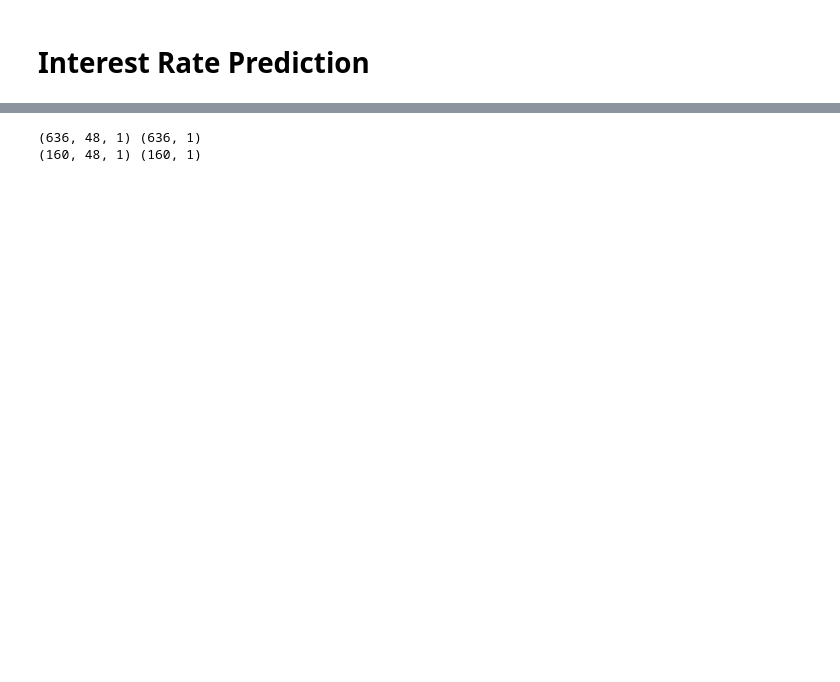
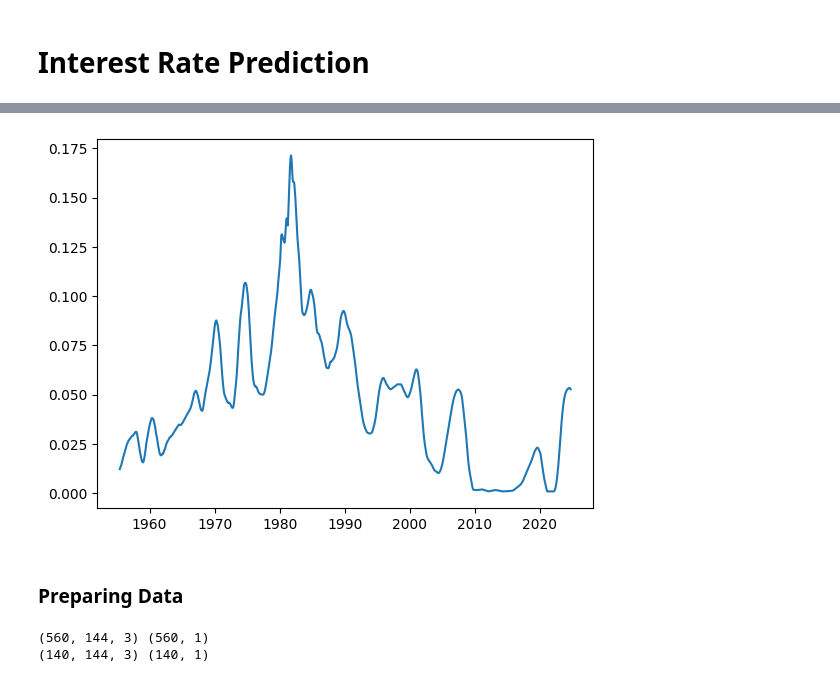
Before and after one commit to LauraAllObe/InterestRatesWithDL, a Jupyter notebook: interestRatePrediction.ipynb, the cells around one changed output, grey strips where cells are left out. Drawn from its saved outputs; the diff is of its cells as text; code cells hidden in the pictures; blank space fills up the shorter version.

```diff
--- a/interestRatePrediction.ipynb
+++ b/interestRatePrediction.ipynb
@@ -84,23 +39,37 @@ data = data.set_index('DATE')
+# %%
+moving_average = data['FEDFUNDS'].rolling(window=12).mean()
+plt.plot(moving_average)
+plt.show()
+
+# helps to see the trend without as much noise
+# %% [output]
+[figure, added]
+# %% [markdown]
+### Preparing Data
 # %%
-#data preparing and splitting
-def create_dataset(data, window=24):
+def create_dataset(data, window=24, average_window=12):
     datanp = np.array(data)
     X, y = [], []
     for i in range(len(datanp) - window):
-        X.append([x for x in datanp[i:i+window]])
+        # add index and rolling average to X
+        X.append([[
+            x[0],
+            datanp[max(0, i-average_window//2):min(len(datanp), i+average_window//2)].mean(),
+            j
+        ] for j, x in enumerate(datanp[i:i+window])])
         y.append(datanp[i+window])
     return np.array(X).astype('float32'), np.array(y).astype('float32')
 
-#defining the sliding window & making input/output datasets and train test splits
-window_size = 48
-X, y = create_dataset(data, window_size)
+window_size = 12*12
+average_window = 12
+X, y = create_dataset(data, window=window_size, average_window=average_window)
 X_train, X_test, y_train, y_test = train_test_split(X, y, test_size=0.2, random_state=42)
 
 print(X_train.shape, y_train.shape)
 print(X_test.shape, y_test.shape)
 # %% [output]
-(636, 48, 1) (636, 1)
-(160, 48, 1) (160, 1)
+(560, 144, 3) (560, 1)
+(140, 144, 3) (140, 1)
 # %%
 print(X_train)
 # %% [output]
```
Also changed, not shown: parts of 23 cells of this notebook.
